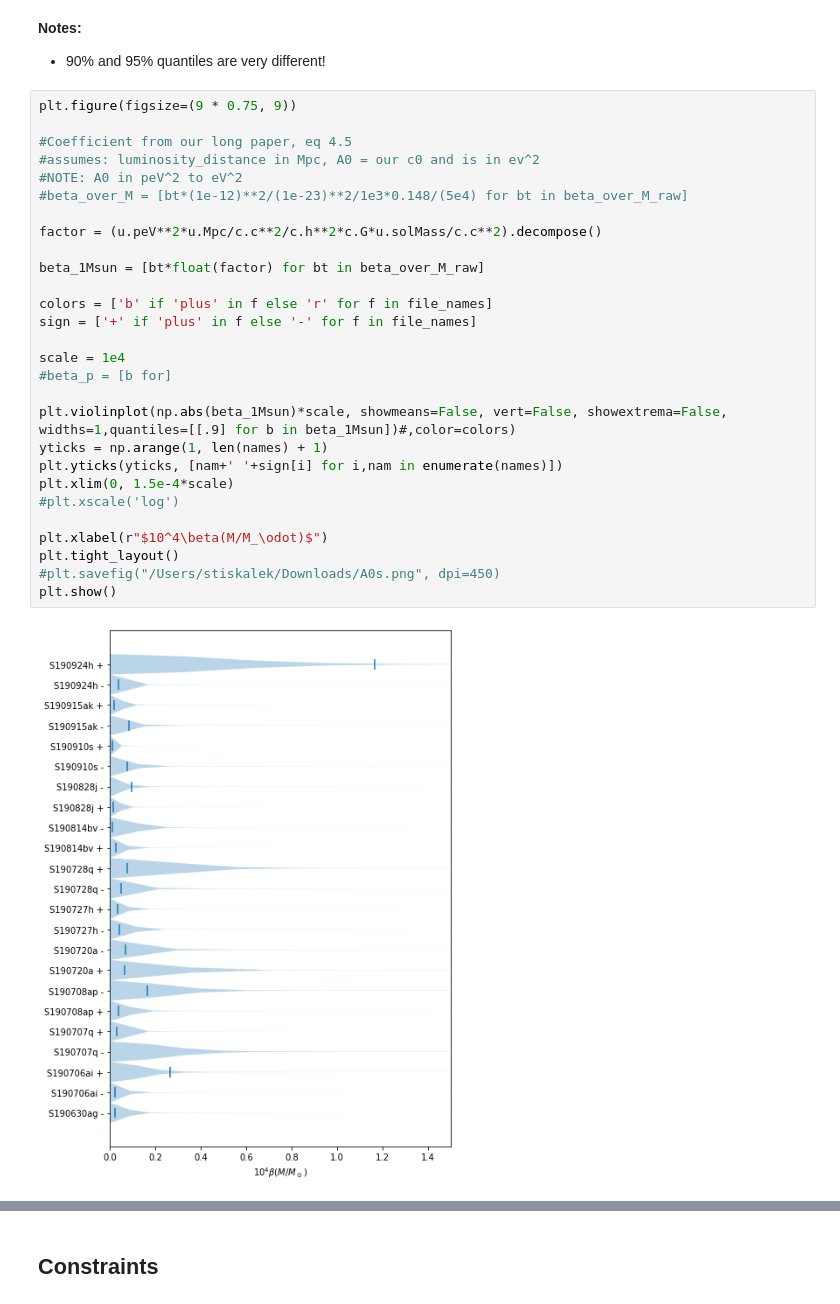
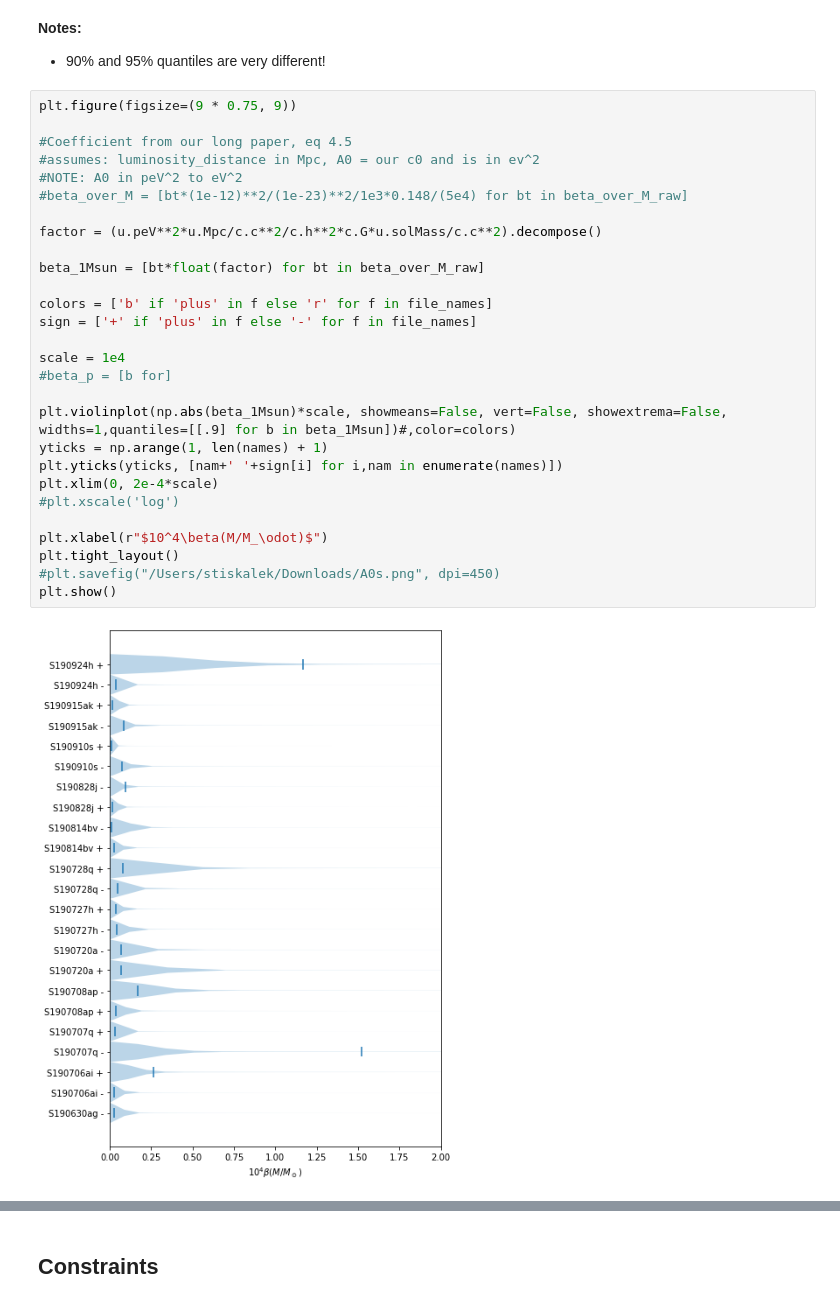
Before and after one commit to Richard-Sti/GSHE_public, a Jupyter notebook: scripts/plot_liv.ipynb, the cells around one changed output, grey strips where cells are left out. Drawn from its saved outputs; the diff is of its cells as text.

```diff
--- a/scripts/plot_liv.ipynb
+++ b/scripts/plot_liv.ipynb
@@ -132,30 +200,30 @@ $\mathrm{7.9208417 \times 10^{-40}\,\frac{m^{5}\,kg^{2}}{s^{4}}}$
 # %%
 plt.figure(figsize=(9 * 0.75, 9))
 
 #Coefficient from our long paper, eq 4.5
 #assumes: luminosity_distance in Mpc, A0 = our c0 and is in ev^2
 #NOTE: A0 in peV^2 to eV^2
 #beta_over_M = [bt*(1e-12)**2/(1e-23)**2/1e3*0.148/(5e4) for bt in beta_over_M_raw]
 
 factor = (u.peV**2*u.Mpc/c.c**2/c.h**2*c.G*u.solMass/c.c**2).decompose()
 
 beta_1Msun = [bt*float(factor) for bt in beta_over_M_raw]
 
 colors = ['b' if 'plus' in f else 'r' for f in file_names]
 sign = ['+' if 'plus' in f else '-' for f in file_names]
 
 scale = 1e4
 #beta_p = [b for]
 
 plt.violinplot(np.abs(beta_1Msun)*scale, showmeans=False, vert=False, showextrema=False, widths=1,quantiles=[[.9] for b in beta_1Msun])#,color=colors)
 yticks = np.arange(1, len(names) + 1)
 plt.yticks(yticks, [nam+' '+sign[i] for i,nam in enumerate(names)])
-plt.xlim(0, 1.5e-4*scale)
+plt.xlim(0, 2e-4*scale)
 #plt.xscale('log')
 
 plt.xlabel(r"$10^4\beta(M/M_\odot)$")
 plt.tight_layout()
 #plt.savefig("/Users/stiskalek/Downloads/A0s.png", dpi=450)
 plt.show()
 # %% [output]
-[figure, old version]
+[figure, new version]
```
Also changed, not shown: parts of 24 cells of this notebook.
